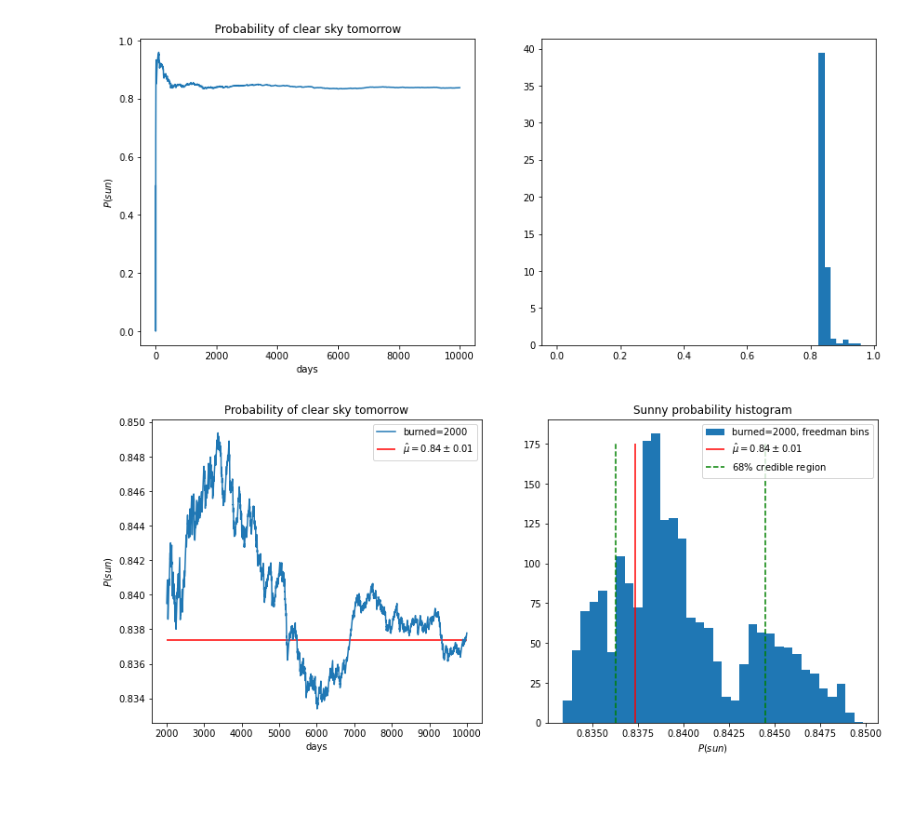
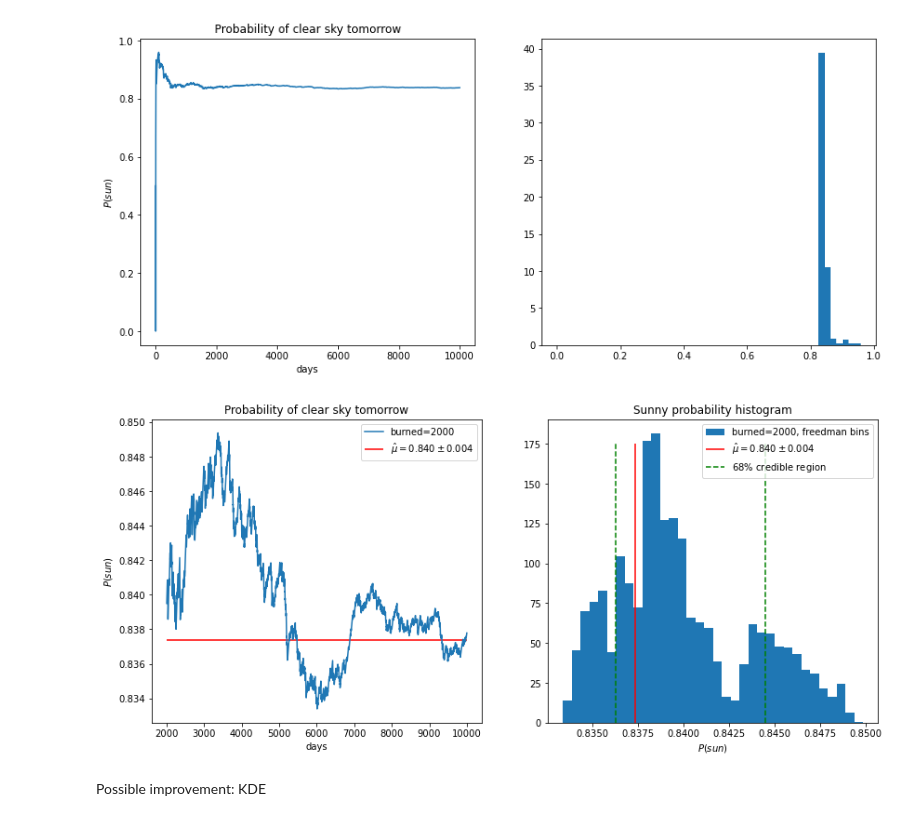
Before and after one commit to ludovicobizzarri/astrostatistics_bicocca_2024, a Jupyter notebook: working/Lesson 10/Wheather forecast.ipynb, the cells around one changed output. Saved outputs shown, nothing was run; the diff lists cells and outputs as text; code cells hidden in the pictures; blank space fills up the shorter version.

Commit message:
Weather forecast sigmaG estimation

```diff
--- a/working/Lesson 10/Wheather forecast.ipynb
+++ b/working/Lesson 10/Wheather forecast.ipynb
@@ -115,32 +115,35 @@ plt.show()
 # %%
 # burn the first steps and re-do the analysis:
 burned = 2000
 
 mean = np.mean(prob_sun[burned:])
 std = np.std(prob_sun[burned:])
 perc16 = np.percentile(prob_sun[burned:],16)
 perc84 = np.percentile(prob_sun[burned:],84)
-sigma = perc84-perc16
+#sigma = perc84-perc16
+sigmaG = astroMLstats.sigmaG(prob_sun[burned:])
 
 fig,ax = plt.subplots(nrows=1,ncols=2,figsize=(14,6))
 
 # trace plot
 ax[0].plot(np.arange(N)[burned:],prob_sun[burned:],label='burned=%i'%burned)
 ax[0].set_xlabel(r'days')
 ax[0].set_ylabel(r'$P(sun)$')
 ax[0].set_title('Probability of clear sky tomorrow')
 #ax[0].set_ylim(0.7,0.9)
-ax[0].hlines(median,burned,N,color='red',label='$\hat{\mu}=%.2f\pm%.2f$'%(mean,sigma))
+ax[0].hlines(median,burned,N,color='red',label='$\hat{\mu}=%.3f\pm%.3f$'%(mean,sigmaG))
 ax[0].legend()
 
 # histogram
 ax[1] = fancyhist(prob_sun[burned:],density=True,bins='freedman',label='burned=%i, freedman bins'%burned)
 plt.title('Sunny probability histogram')
 plt.xlabel(r'$P(sun)$')
-plt.vlines(median,0,175,color='red',label='$\hat{\mu}=%.2f\pm%.2f$'%(mean,sigma))
+plt.vlines(median,0,175,color='red',label='$\hat{\mu}=%.3f\pm%.3f$'%(mean,sigmaG))
 plt.vlines(perc16,0,175,color='green',label='$68\%$ credible region',ls='dashed')
 plt.vlines(perc84,0,175,color='green',ls='dashed')
 plt.legend()
 plt.show()
 # %% [output]
-[figure, old version]
+[figure, new version]
+# %% [markdown]
+Possible improvement: KDE
```
